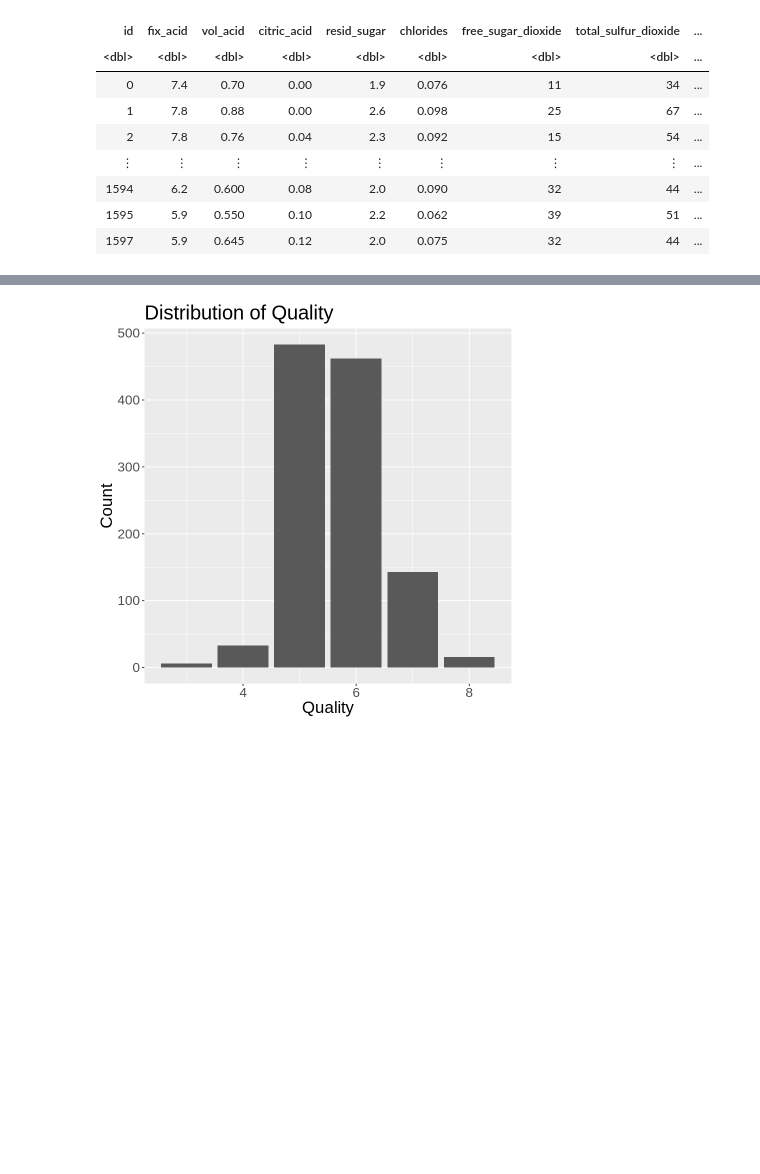
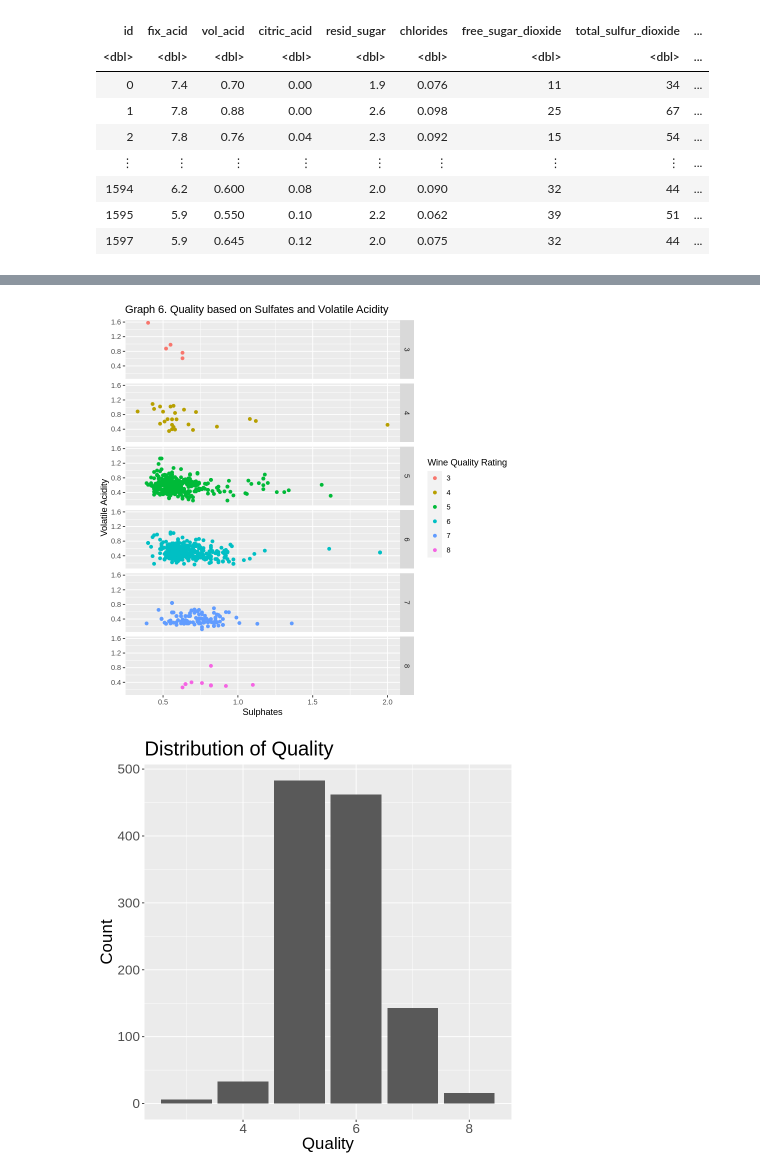
Before and after one commit to Artemismb/DSCI-project-2, a Jupyter notebook: dsci_project (1).ipynb, the cells around one changed output, grey strips where cells are left out. Cells and saved outputs as stored; diff of their text form; code cells hidden in the pictures; blank space fills up the shorter version.

```diff
--- a/dsci_project (1).ipynb
+++ b/dsci_project (1).ipynb
@@ -110,3 +122,17 @@ A tibble: 6 × 7
+# %%
+#Graph of volatile acid vs sulphates showing how these chemicals vary with the quality of the wine.
+#Sulphates appear to increase in higher quality wine, while volatile acid appears to decrease with quality
+
+data_visualization <- wine_train %>%
+                     ggplot(aes(y = vol_acid, x = sulphates, color = quality))+
+                     geom_point()+
+                     labs(x="Sulphates", y="Volatile Acidity", color= "Wine Quality Rating")+
+                     facet_grid(rows = vars(quality))+
+                     ggtitle("Graph 6. Quality based on Sulfates and Volatile Acidity")
+
+data_visualization
+# %% [output]
+[figure, added]
 # %%
 #This graph shows that the dataset includes many more medium quality wines than it does very good or very bad quality wines.
 #We may need to upsample to deal with this
```
Also changed, not shown: parts of 18 cells of this notebook.
